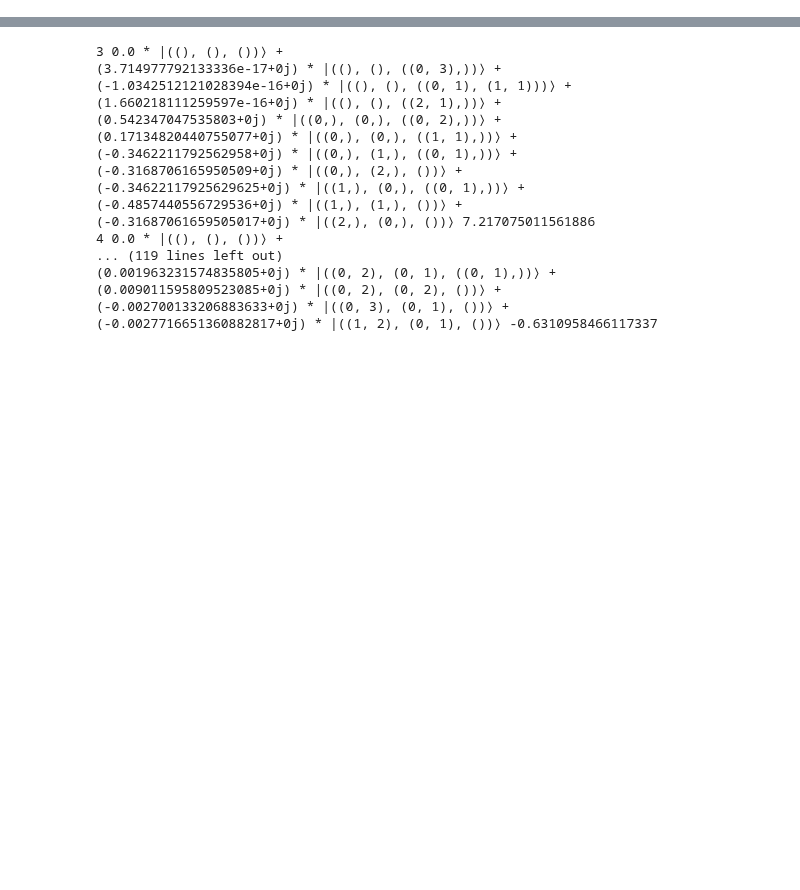
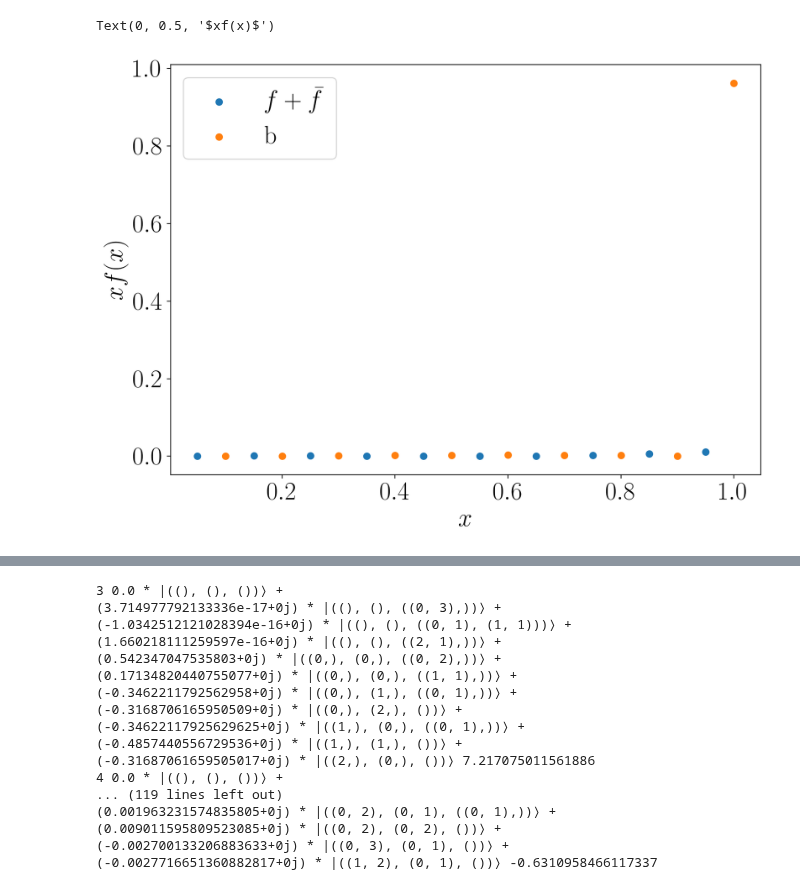
Before and after one commit to cgustin99/OpenParticle, a Jupyter notebook: models/Yukawa/yukawa.ipynb, the cells around one changed output, grey strips where cells are left out. Cells and saved outputs as stored; diff of their text form; code cells hidden in the pictures; blank space fills up the shorter version.

```diff
--- a/models/Yukawa/yukawa.ipynb
+++ b/models/Yukawa/yukawa.ipynb
@@ -46,3 +91,34 @@ eigenstates = get_eigenstates(range(1, max_res + 1), g = 0.1, mf = 1, mb = 0.1,
+# %%
+psi = eigenvectors[0]
+res = max_res
+
+fermion_pdf = pdf(res, psi, 'fermion')
+antifermion_pdf = pdf(res, psi, 'antifermion')
+boson_pdf = pdf(res, psi, 'boson')
+
+x_fermion = np.array([k/res for k in np.arange(1/2, res, 1)])
+x_boson = np.array([k/res for k in np.arange(1, res + 1, 1)])
+
+
+plt.figure(figsize = (10, 7), dpi = 200)
+
+if np.allclose(fermion_pdf, antifermion_pdf):
+    plt.scatter(x_fermion, 2 * x_fermion * np.real(fermion_pdf), label = r'$f+ \bar{f}$')
+
+else:
+    plt.scatter(x_fermion, x_fermion * np.real(fermion_pdf), label = f'Fermion')
+    plt.scatter(x_fermion, x_fermion * np.real(antifermion_pdf), label = f'Antifermion')
+plt.scatter(x_boson, x_boson * np.real(boson_pdf), label = f'b')
+
+
+# plt.scatter([], [], color = 'white', label = f'{max_weight}')
+plt.legend()
+plt.xlabel(f'$x$')
+plt.ylabel(f'$xf(x)$')
+# plt.title(f"Yukawa $Q = {baryon_number}$ bound state PDF")
+# %% [output]
+Text(0, 0.5, '$xf(x)$')
+[figure, added]
 # %%
 plt.figure(figsize = (10, 7), dpi = 200)
 K_values = range(1, max_res + 1)
```
Also changed, not shown: parts of 14 cells of this notebook, 3 other files.
